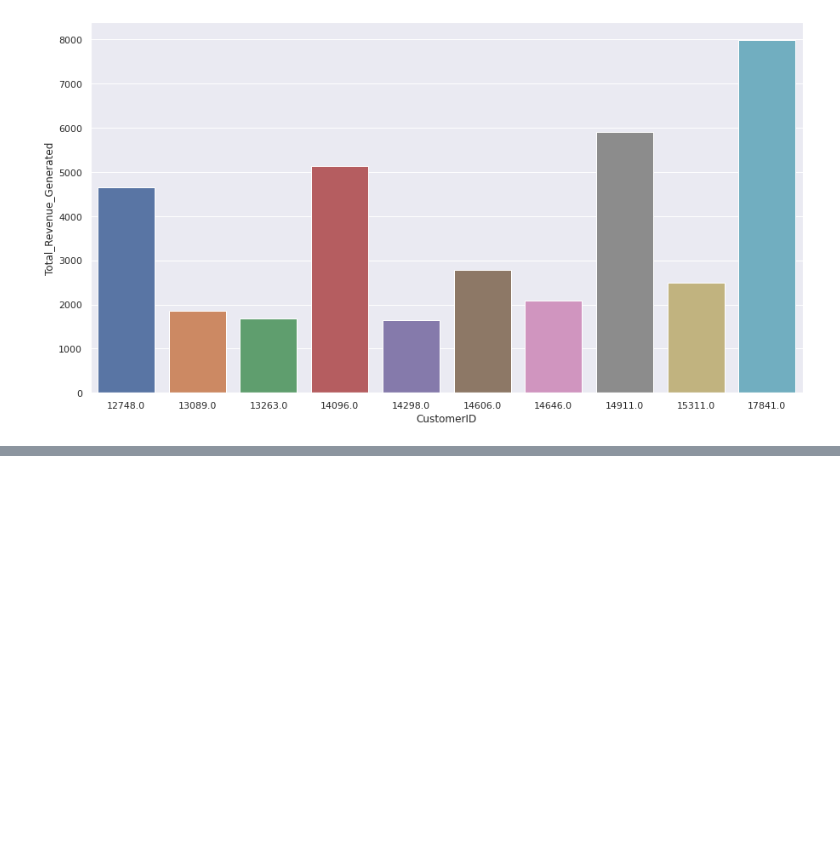
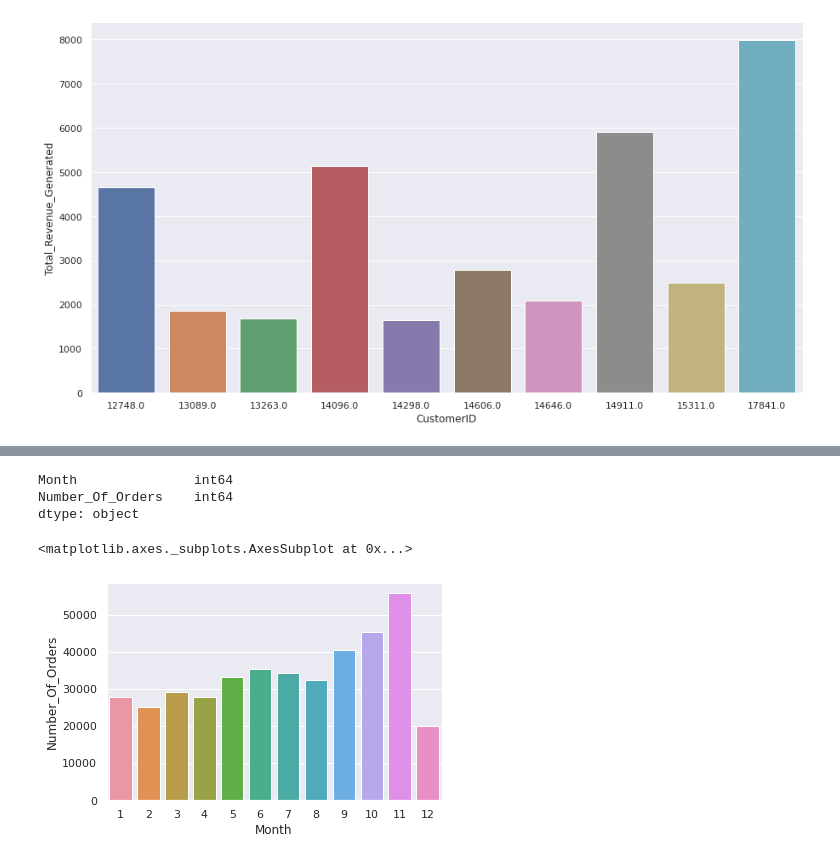
Before and after one commit to sandeepbansode/Basic_Python_Assignments, a Jupyter notebook: Capstone_Project_1_Propensity_Model.ipynb, the cells around one changed output, grey strips where cells are left out. Saved outputs shown, nothing was run; the diff lists cells and outputs as text; code cells hidden in the pictures; blank space fills up the shorter version.

```diff
--- a/Capstone_Project_1_Propensity_Model.ipynb
+++ b/Capstone_Project_1_Propensity_Model.ipynb
@@ -442,0 +517,7 @@ df.head()
+# %%
+#counting the orders on every every month
+df1 = df.groupby([df.InvoiceDate.dt.month],)['InvoiceNo'].aggregate('count').reset_index().sort_values('InvoiceDate', ascending=False)
+# %%
+#changing the name of columns
+df1.rename(columns = {'InvoiceDate':'Month' , "InvoiceNo" : "Number_Of_Orders"}, inplace = True)
+df1.head()
@@ -442,0 +531,12 @@ df.head()
+# %%
+df1.dtypes
+# %% [output]
+Month               int64
+Number_Of_Orders    int64
+dtype: object
+# %%
+#ploting the bar plot monts vs Number_of_Orders
+sns.barplot(x = 'Month', y = "Number_Of_Orders" , data = df1)
+# %% [output]
+<matplotlib.axes._subplots.AxesSubplot at 0x...>
+[figure, added]
```
Also changed, not shown: parts of 70 cells of this notebook.
